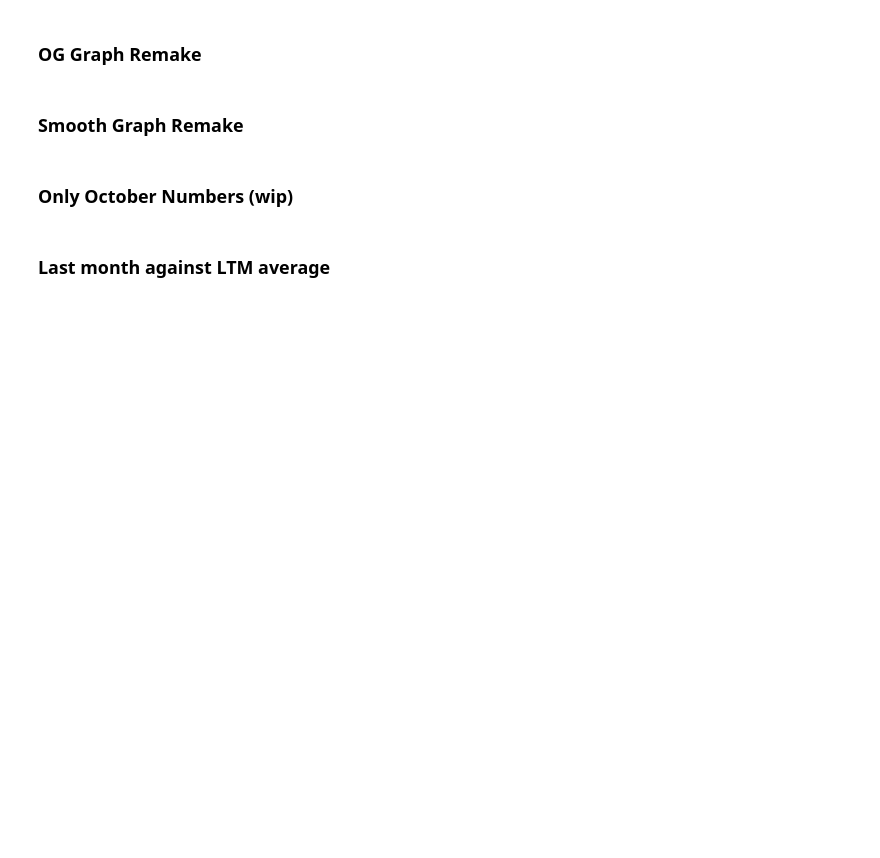
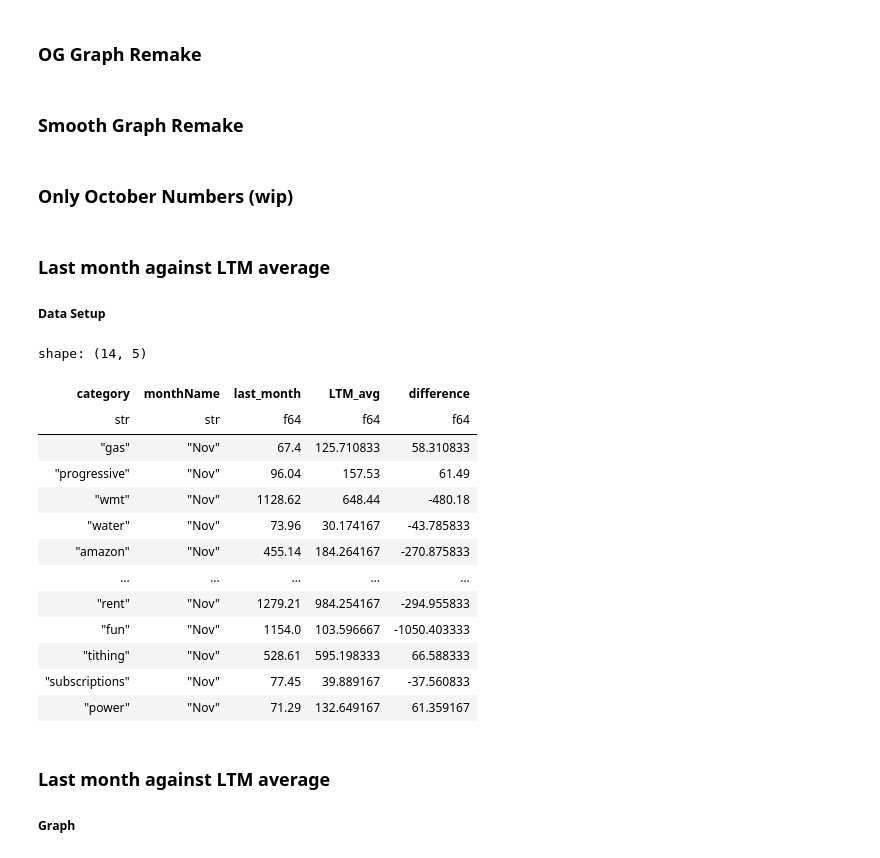
Before and after one commit to blakedennett/FinancialStreamline2, a Jupyter notebook: BankStreamline/GraphCheck.ipynb, the cells around one changed output. Saved outputs shown, nothing was run; the diff lists cells and outputs as text; code cells hidden in the pictures; blank space fills up the shorter version.

```diff
--- a/BankStreamline/GraphCheck.ipynb
+++ b/BankStreamline/GraphCheck.ipynb
@@ -15,7 +17,7 @@ import time
 from datetime import datetime, timedelta
 from dateutil.relativedelta import relativedelta
 # %%
-df = pl.read_csv(r"C:\Users\Denne\OneDrive\Documents\GitHub\FinancialStreamline2\BankStreamline\Data\BankDataProd.csv", ignore_errors=True)
+df = pl.read_csv(r"C:\Users\Denne\Documents\VSCodeProjects\FinancialStreamline2\BankStreamline\Data\BankDataProd.csv", ignore_errors=True)
 
 
 df = df.with_columns(
@@ -103,3 +119,37 @@ fig = px.bar(tempDF.to_pandas(), x="category", y="cost", color="category",
 fig.show()
 # %% [markdown]
 ### Last month against LTM average
+##### Data Setup
+# %%
+avgs = df.group_by(['category']).agg(pl.sum("cost").alias('LTM_avg'))
+
+avgs = avgs.with_columns(LTM_avg = pl.col('LTM_avg') / 12)
+
+last_month_df = df.filter(month = last_month_int).select('category', 'monthName', 'cost').group_by(['category', 'monthName']).agg(pl.sum("cost").alias('last_month'))
+
+last_month_df
+avgs
+
+
+joined_df = last_month_df.join(avgs, on='category', how='inner')  \
+            .with_columns(difference = pl.col('LTM_avg') - pl.col('last_month'))
+
+joined_df
+# %% [output]
+shape: (14, 5)
+| category | monthName | last_month | LTM_avg | difference |
+| str | str | f64 | f64 | f64 |
+| "gas" | "Nov" | 67.4 | 125.710833 | 58.310833 |
+| "progressive" | "Nov" | 96.04 | 157.53 | 61.49 |
+| "wmt" | "Nov" | 1128.62 | 648.44 | -480.18 |
+| "water" | "Nov" | 73.96 | 30.174167 | -43.785833 |
+| "amazon" | "Nov" | 455.14 | 184.264167 | -270.875833 |
+| … | … | … | … | … |
+| "rent" | "Nov" | 1279.21 | 984.254167 | -294.955833 |
+| "fun" | "Nov" | 1154.0 | 103.596667 | -1050.403333 |
+| "tithing" | "Nov" | 528.61 | 595.198333 | 66.588333 |
+| "subscriptions" | "Nov" | 77.45 | 39.889167 | -37.560833 |
+| "power" | "Nov" | 71.29 | 132.649167 | 61.359167 |
+# %% [markdown]
+### Last month against LTM average
+##### Graph
```
Also changed, not shown: parts of 6 cells of this notebook, 8 other files.
